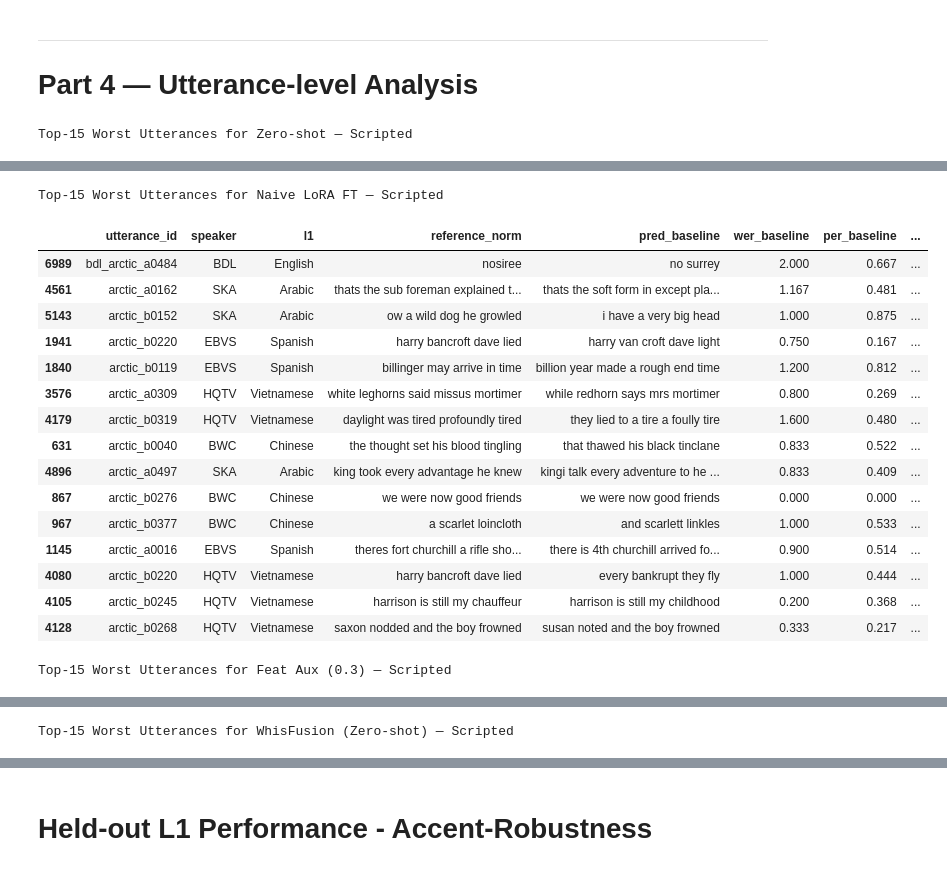
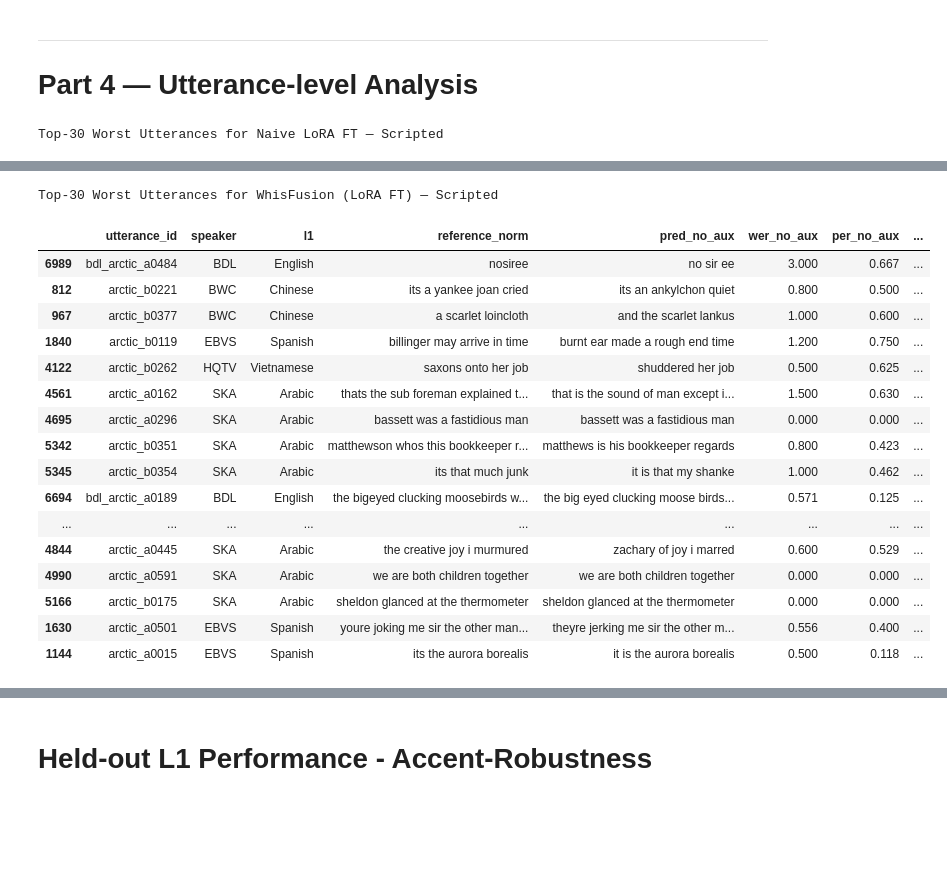
Before and after one commit to Tisya-V/accent-robust-asr, a Jupyter notebook: src/eval/model_performance_comparison.ipynb, the cells around one changed output, grey strips where cells are left out. Cells and saved outputs as stored; diff of their text form; code cells hidden in the pictures; blank space fills up the shorter version.

Commit message:
improved phoneme eda + whisfusion training and finetuning

```diff
--- a/src/eval/model_performance_comparison.ipynb
+++ b/src/eval/model_performance_comparison.ipynb
@@ -25,16 +25,18 @@ RESULTS_DIR = "results/model_perf_comparison"
 # Keys must match {model_key} in CSV filenames; values are display labels
 MODEL_KEYS = {
     "baseline":      "Zero-shot",
-    # "baseline_lora": "Naive LoRA FT",
+    "no_aux_heldout_chinese": "Naive LoRA FT (h/o Chinese)",
     "no_aux":        "Naive LoRA FT",
     # "no_aux_heldout_chinese":        "Naive LoRA FT (heldout Chinese)",
     # "ctc_aux_l3":    "CTC Aux",
     # "feat_aux":      "Feat Aux",
     # "feat_aux_heldout_chinese":      "Feat Aux (heldout Chinese)",
-    "feat_aux0p3":      "Feat Aux (0.3)",
+    # "feat_aux0p3":      "Feat Aux (0.3)",
     # "both_aux":      "CTC + Feat",
 
     "whisfusion": "WhisFusion (Zero-shot)",
+    "whisfusion_ft": "WhisFusion (LoRA FT)",
+    "whisfusion_ft_hoc": "WhisFusion (LoRA FT, heldout Chinese)",
 }
 SPLITS = ["scripted", "spontaneous"]
 # %%
@@ -360,7 +388,7 @@ Scripted vs Spontaneous WER gap (zero-shot)
 # %%
 # ── UTT WER distributions ─────────────────────────────────────────────────────
 fig = go.Figure()
-key = "no_aux"
+key = "whisfusion_ft"
 label = MODEL_KEYS[key]
 split = "scripted"
 fig.add_trace(go.Histogram(
@@ -380,12 +408,12 @@ fig.show()
 # %%
 # ── Worst utterances per model — scripted, cross-model comparison ─────────────
 split    = "scripted"
-N_WORST  = 15
+N_WORST  = 30
 models = [
-    "baseline",
+    # "baseline",
     "no_aux",
-    "feat_aux0p3",
-    "whisfusion",
+    # "feat_aux0p3",
+    "whisfusion_ft",
 ]
 base_df = results["no_aux"][split]
 
@@ -416,4 +444,4 @@ for anchor_key in models:
                 .set_caption(f"Top-{N_WORST} Worst Utterances for {MODEL_KEYS[anchor_key]} — {split.capitalize()}")
     )
 # %% [output]
-Top-15 Worst Utterances for Zero-shot — Scripted
+Top-30 Worst Utterances for Naive LoRA FT — Scripted
@@ -436,18 +465,18 @@ Top-15 Worst Utterances for Zero-shot — Scripted
-Top-15 Worst Utterances for Naive LoRA FT — Scripted
+Top-30 Worst Utterances for WhisFusion (LoRA FT) — Scripted
-|  | utterance_id | speaker | l1 | reference_norm | pred_baseline | wer_baseline | per_baseline | ... |
-| 6989 | bdl_arctic_a0484 | BDL | English | nosiree | no surrey | 2.000 | 0.667 | ... |
-| 4561 | arctic_a0162 | SKA | Arabic | thats the sub foreman explained t... | thats the soft form in except pla... | 1.167 | 0.481 | ... |
-| 5143 | arctic_b0152 | SKA | Arabic | ow a wild dog he growled | i have a very big head | 1.000 | 0.875 | ... |
-| 1941 | arctic_b0220 | EBVS | Spanish | harry bancroft dave lied | harry van croft dave light | 0.750 | 0.167 | ... |
-| 1840 | arctic_b0119 | EBVS | Spanish | billinger may arrive in time | billion year made a rough end time | 1.200 | 0.812 | ... |
-| 3576 | arctic_a0309 | HQTV | Vietnamese | white leghorns said missus mortimer | while redhorn says mrs mortimer | 0.800 | 0.269 | ... |
-| 4179 | arctic_b0319 | HQTV | Vietnamese | daylight was tired profoundly tired | they lied to a tire a foully tire | 1.600 | 0.480 | ... |
-| 631 | arctic_b0040 | BWC | Chinese | the thought set his blood tingling | that thawed his black tinclane | 0.833 | 0.522 | ... |
-| 4896 | arctic_a0497 | SKA | Arabic | king took every advantage he knew | kingi talk every adventure to he ... | 0.833 | 0.409 | ... |
-| 867 | arctic_b0276 | BWC | Chinese | we were now good friends | we were now good friends | 0.000 | 0.000 | ... |
-| 967 | arctic_b0377 | BWC | Chinese | a scarlet loincloth | and scarlett linkles | 1.000 | 0.533 | ... |
-| 1145 | arctic_a0016 | EBVS | Spanish | theres fort churchill a rifle sho... | there is 4th churchill arrived fo... | 0.900 | 0.514 | ... |
-| 4080 | arctic_b0220 | HQTV | Vietnamese | harry bancroft dave lied | every bankrupt they fly | 1.000 | 0.444 | ... |
-| 4105 | arctic_b0245 | HQTV | Vietnamese | harrison is still my chauffeur | harrison is still my childhood | 0.200 | 0.368 | ... |
-| 4128 | arctic_b0268 | HQTV | Vietnamese | saxon nodded and the boy frowned | susan noted and the boy frowned | 0.333 | 0.217 | ... |
+|  | utterance_id | speaker | l1 | reference_norm | pred_no_aux | wer_no_aux | per_no_aux | ... |
+| 6989 | bdl_arctic_a0484 | BDL | English | nosiree | no sir ee | 3.000 | 0.667 | ... |
+| 812 | arctic_b0221 | BWC | Chinese | its a yankee joan cried | its an ankylchon quiet | 0.800 | 0.500 | ... |
+| 967 | arctic_b0377 | BWC | Chinese | a scarlet loincloth | and the scarlet lankus | 1.000 | 0.600 | ... |
+| 1840 | arctic_b0119 | EBVS | Spanish | billinger may arrive in time | burnt ear made a rough end time | 1.200 | 0.750 | ... |
+| 4122 | arctic_b0262 | HQTV | Vietnamese | saxons onto her job | shuddered her job | 0.500 | 0.625 | ... |
+| 4561 | arctic_a0162 | SKA | Arabic | thats the sub foreman explained t... | that is the sound of man except i... | 1.500 | 0.630 | ... |
+| 4695 | arctic_a0296 | SKA | Arabic | bassett was a fastidious man | bassett was a fastidious man | 0.000 | 0.000 | ... |
+| 5342 | arctic_b0351 | SKA | Arabic | matthewson whos this bookkeeper r... | matthews is his bookkeeper regards | 0.800 | 0.423 | ... |
+| 5345 | arctic_b0354 | SKA | Arabic | its that much junk | it is that my shanke | 1.000 | 0.462 | ... |
+| 6694 | bdl_arctic_a0189 | BDL | English | the bigeyed clucking moosebirds w... | the big eyed clucking moose birds... | 0.571 | 0.125 | ... |
+| ... | ... | ... | ... | ... | ... | ... | ... | ... |
+| 4844 | arctic_a0445 | SKA | Arabic | the creative joy i murmured | zachary of joy i marred | 0.600 | 0.529 | ... |
+| 4990 | arctic_a0591 | SKA | Arabic | we are both children together | we are both children together | 0.000 | 0.000 | ... |
+| 5166 | arctic_b0175 | SKA | Arabic | sheldon glanced at the thermometer | sheldon glanced at the thermometer | 0.000 | 0.000 | ... |
+| 1630 | arctic_a0501 | EBVS | Spanish | youre joking me sir the other man... | theyre jerking me sir the other m... | 0.556 | 0.400 | ... |
+| 1144 | arctic_a0015 | EBVS | Spanish | its the aurora borealis | it is the aurora borealis | 0.500 | 0.118 | ... |
-Top-15 Worst Utterances for Feat Aux (0.3) — Scripted
@@ -470 +482,0 @@ Top-15 Worst Utterances for Feat Aux (0.3) — Scripted
-Top-15 Worst Utterances for WhisFusion (Zero-shot) — Scripted
```
Also changed, not shown: parts of 6 cells of this notebook, 12 other files.
